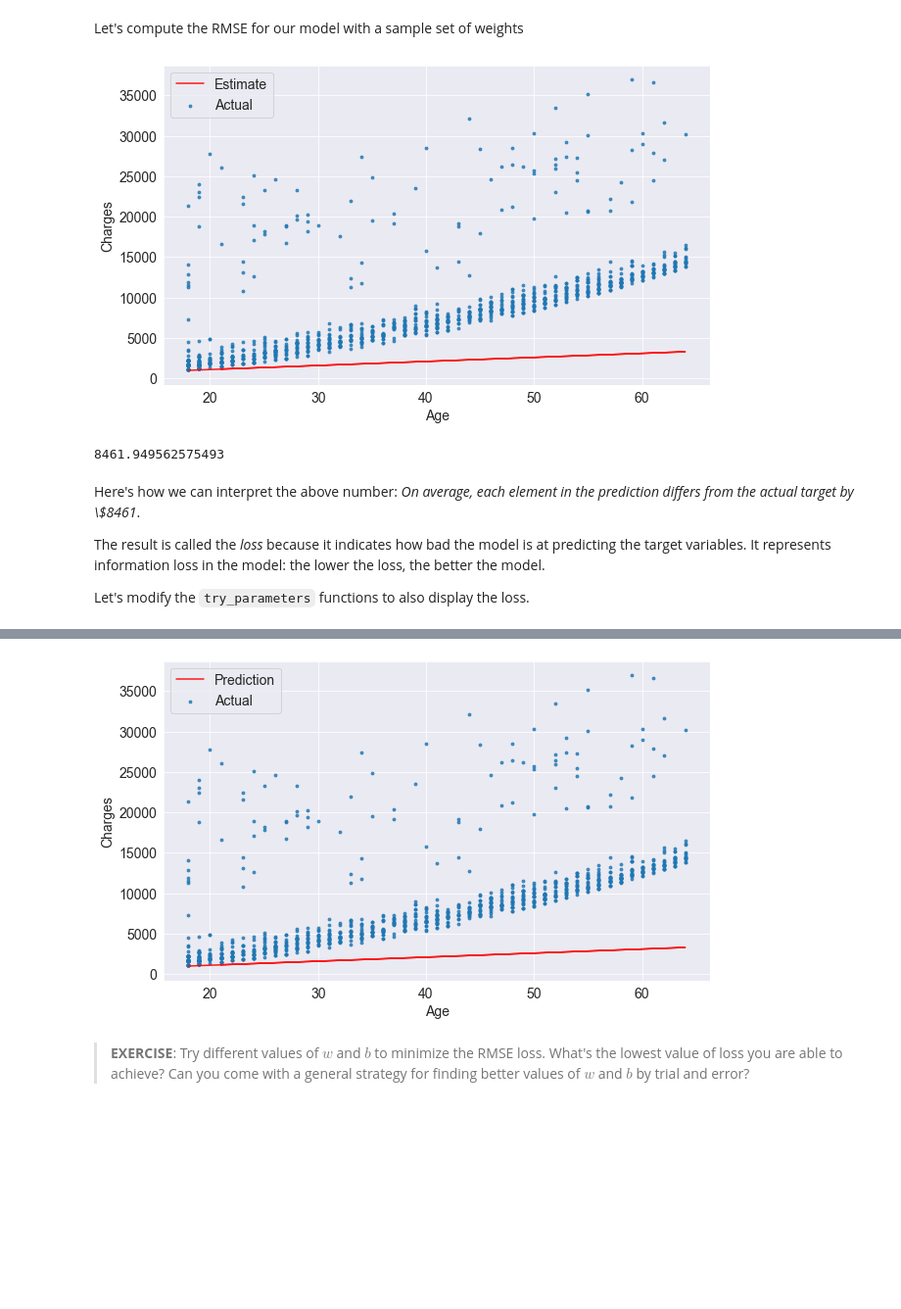
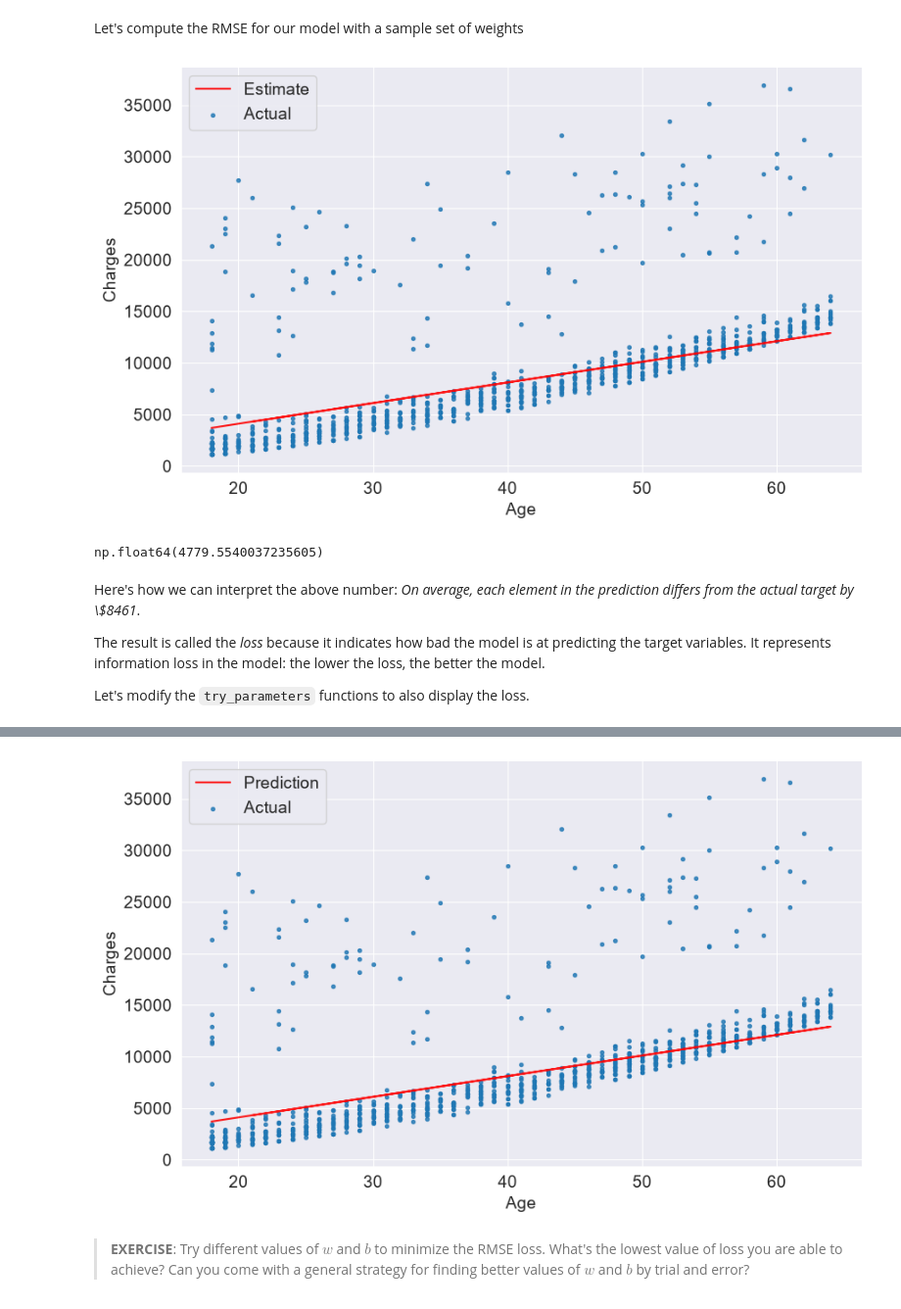
Before and after one commit to himanshish2/scikit-learn-course, a Jupyter notebook: python-sklearn-linear-regression.ipynb, the cells around one changed output, grey strips where cells are left out. Shown at 98% size. Cells and saved outputs as stored; diff of their text form; code cells hidden in the pictures; blank space fills up the shorter version.

```diff
--- a/python-sklearn-linear-regression.ipynb
+++ b/python-sklearn-linear-regression.ipynb
@@ -473,19 +548,19 @@ def rmse(targets, predictions):
 # %% [markdown]
 Let's compute the RMSE for our model with a sample set of weights
 # %%
-w = 50
+w = 200
 b = 100
 # %%
 try_parameters(w, b)
 # %% [output]
-[figure, old version]
+[figure, new version]
 # %%
 targets = non_smoker_df['charges']
 predicted = estimate_charges(non_smoker_df.age, w, b)
 # %%
 rmse(targets, predicted)
 # %% [output]
-8461.949562575493
+np.float64(4779.5540037235605)
 # %% [markdown]
 Here's how we can interpret the above number: *On average, each element in the prediction differs from the actual target by \\$8461*.
 
@@ -507,5 +582,5 @@ def try_parameters(w, b):
     loss = rmse(target, predictions)
     print("RMSE Loss: ", loss)
 # %%
-try_parameters(50, 100)
+try_parameters(200, 100)
 # %% [output]
@@ -513,3 +588,3 @@ RMSE Loss:  8461.949562575493
-[figure, old version]
+[figure, new version]
 # %% [markdown]
 > **EXERCISE**: Try different values of $w$ and $b$ to minimize the RMSE loss. What's the lowest value of loss you are able to achieve? Can you come with a general strategy for finding better values of $w$ and $b$ by trial and error?
```
Also changed, not shown: parts of 41 cells of this notebook, 1 other file.
